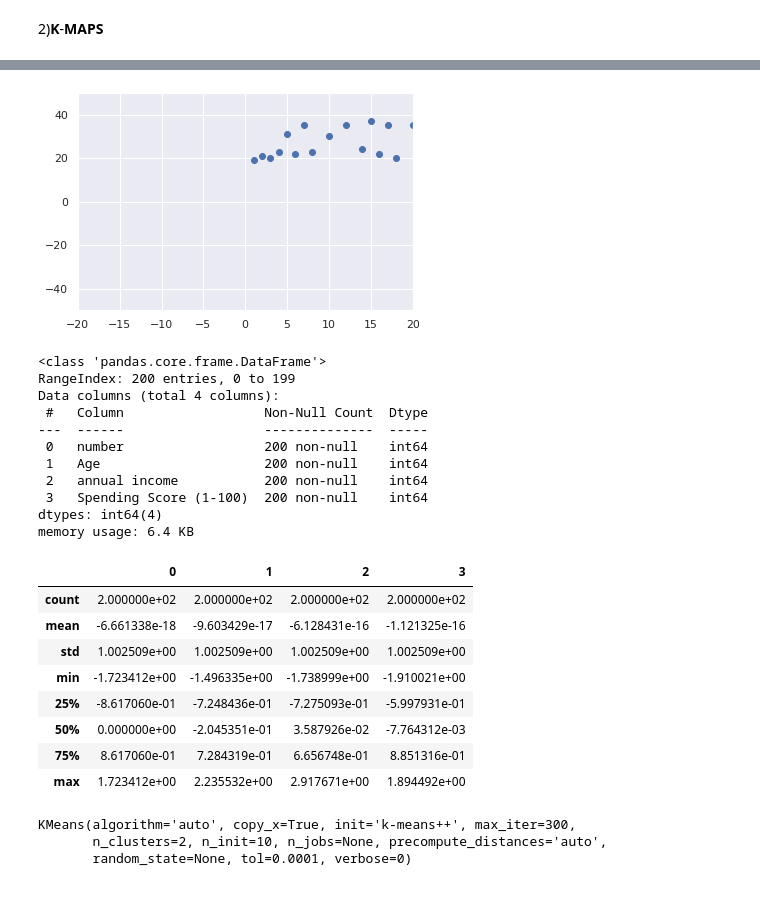
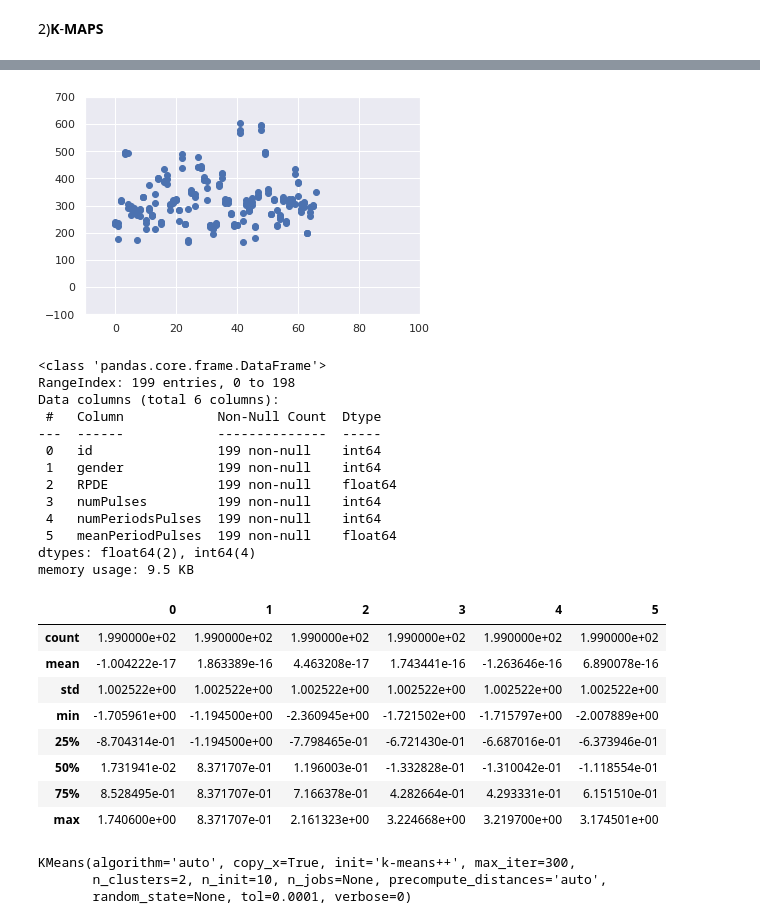
Before and after one commit to eswarmatta/ML2021, a Jupyter notebook: Untitled5.ipynb, the cells around one changed output, grey strips where cells are left out. Cells and saved outputs as stored; diff of their text form; code cells hidden in the pictures; blank space fills up the shorter version.

```diff
--- a/Untitled5.ipynb
+++ b/Untitled5.ipynb
@@ -326,6 +313,6 @@ import statsmodels.api as sm
 sns.set()
 from sklearn.cluster import KMeans
 # %%
-mall = pd.read_csv('Mall.csv')
-mall
+par= pd.read_csv('par.csv')
+par
 # %% [output]
@@ -345,8 +332,8 @@ mall
 # %%
-plt.scatter(mall['number'],mall['Age'])
-plt.xlim(-20,20)
-plt.ylim(-50,50)
+plt.scatter(par['id'],par['numPulses'])
+plt.xlim(-10,100)
+plt.ylim(-100,700)
 plt.show()
 # %% [output]
-[figure, old version]
+[figure, new version]
 # %%
@@ -356,32 +343,34 @@ y = np.array(mall['number'])
 # %%
-mall.info()
+par.info()
 # %% [output]
 <class 'pandas.core.frame.DataFrame'>
-RangeIndex: 200 entries, 0 to 199
-Data columns (total 4 columns):
- #   Column                  Non-Null Count  Dtype
----  ------                  --------------  -----
- 0   number                  200 non-null    int64
- 1   Age                     200 non-null    int64
- 2   annual income           200 non-null    int64
- 3   Spending Score (1-100)  200 non-null    int64
-dtypes: int64(4)
-memory usage: 6.4 KB
+RangeIndex: 199 entries, 0 to 198
+Data columns (total 6 columns):
+ #   Column            Non-Null Count  Dtype
+---  ------            --------------  -----
+ 0   id                199 non-null    int64
+ 1   gender            199 non-null    int64
+ 2   RPDE              199 non-null    float64
+ 3   numPulses         199 non-null    int64
+ 4   numPeriodsPulses  199 non-null    int64
+ 5   meanPeriodPulses  199 non-null    float64
+dtypes: float64(2), int64(4)
+memory usage: 9.5 KB
 # %%
 from sklearn.preprocessing import StandardScaler
 scaler = StandardScaler()
-mall_scaled = scaler.fit_transform(mall)
-pd.DataFrame(mall_scaled).describe()
+par_scaled = scaler.fit_transform(par)
+pd.DataFrame(par_scaled).describe()
 # %% [output]
-|  | 0 | 1 | 2 | 3 |
-| count | 2.000000e+02 | 2.000000e+02 | 2.000000e+02 | 2.000000e+02 |
-| mean | -6.661338e-18 | -9.603429e-17 | -6.128431e-16 | -1.121325e-16 |
-| std | 1.002509e+00 | 1.002509e+00 | 1.002509e+00 | 1.002509e+00 |
-| min | -1.723412e+00 | -1.496335e+00 | -1.738999e+00 | -1.910021e+00 |
-| 25% | -8.617060e-01 | -7.248436e-01 | -7.275093e-01 | -5.997931e-01 |
-| 50% | 0.000000e+00 | -2.045351e-01 | 3.587926e-02 | -7.764312e-03 |
-| 75% | 8.617060e-01 | 7.284319e-01 | 6.656748e-01 | 8.851316e-01 |
-| max | 1.723412e+00 | 2.235532e+00 | 2.917671e+00 | 1.894492e+00 |
+|  | 0 | 1 | 2 | 3 | 4 | 5 |
+| count | 1.990000e+02 | 1.990000e+02 | 1.990000e+02 | 1.990000e+02 | 1.990000e+02 | 1.990000e+02 |
+| mean | -1.004222e-17 | 1.863389e-16 | 4.463208e-17 | 1.743441e-16 | -1.263646e-16 | 6.890078e-16 |
+| std | 1.002522e+00 | 1.002522e+00 | 1.002522e+00 | 1.002522e+00 | 1.002522e+00 | 1.002522e+00 |
+| min | -1.705961e+00 | -1.194500e+00 | -2.360945e+00 | -1.721502e+00 | -1.715797e+00 | -2.007889e+00 |
+| 25% | -8.704314e-01 | -1.194500e+00 | -7.798465e-01 | -6.721430e-01 | -6.687016e-01 | -6.373946e-01 |
+| 50% | 1.731941e-02 | 8.371707e-01 | 1.196003e-01 | -1.332828e-01 | -1.310042e-01 | -1.118554e-01 |
+| 75% | 8.528495e-01 | 8.371707e-01 | 7.166378e-01 | 4.282664e-01 | 4.293331e-01 | 6.151510e-01 |
+| max | 1.740600e+00 | 8.371707e-01 | 2.161323e+00 | 3.224668e+00 | 3.219700e+00 | 3.174501e+00 |
 # %%
 kmeans = KMeans(n_clusters=2)
 kmeans.fit(x)
```
Also changed, not shown: parts of 40 cells of this notebook.
